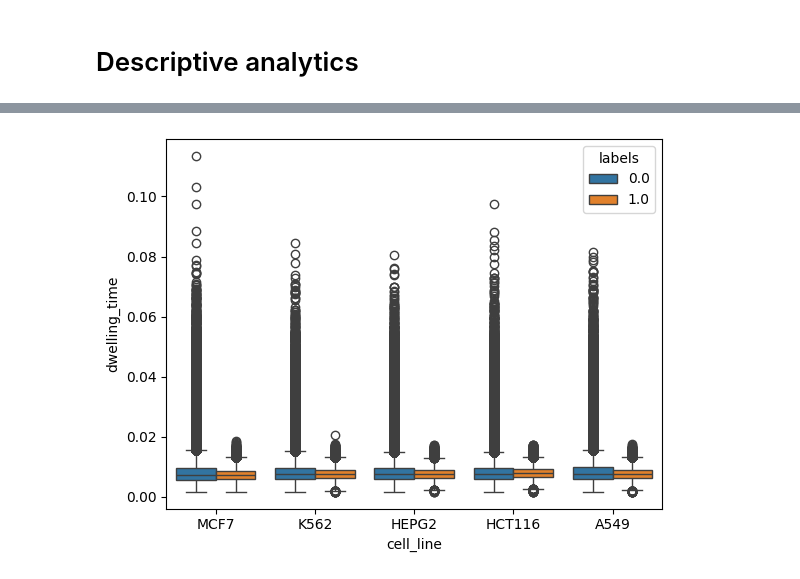
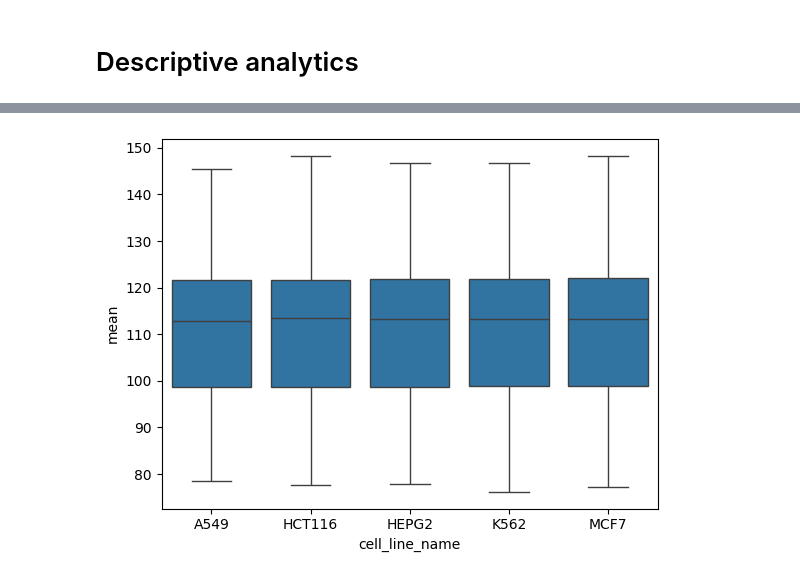
Before and after one commit to OYL02/helix4262, a Jupyter notebook: notebooks/task2.ipynb, the cells around one changed output, grey strips where cells are left out. Drawn from its saved outputs; the diff is of its cells as text; code cells hidden in the pictures.

Commit message:
Updated task2 with graphs original vs pred.

```diff
--- a/notebooks/task2.ipynb
+++ b/notebooks/task2.ipynb
@@ -319,0 +134,3 @@ Index(['transcript_name', 'json_position', 'nucleotide_seq',
+# %%
+agg_merged_df = pd.read_csv("../dataset/agg_task2_merged.csv")
+pred_df = pd.read_csv("../dataset/pred_merged.csv")
@@ -371,5 +268,5 @@ Which features differ between modified and unmodified sites? Does this look simi
 # %%
-sns.boxplot(x = 'cell_line', y = 'dwelling_time', hue = 'labels', data = merged_df)
+sns.boxplot(x = 'cell_line_name', y = 'mean', data = agg_merged_df)
 plt.show()
 # %% [output]
-[figure, old version]
+[figure, new version]
```
Also changed, not shown: parts of 41 cells of this notebook.
